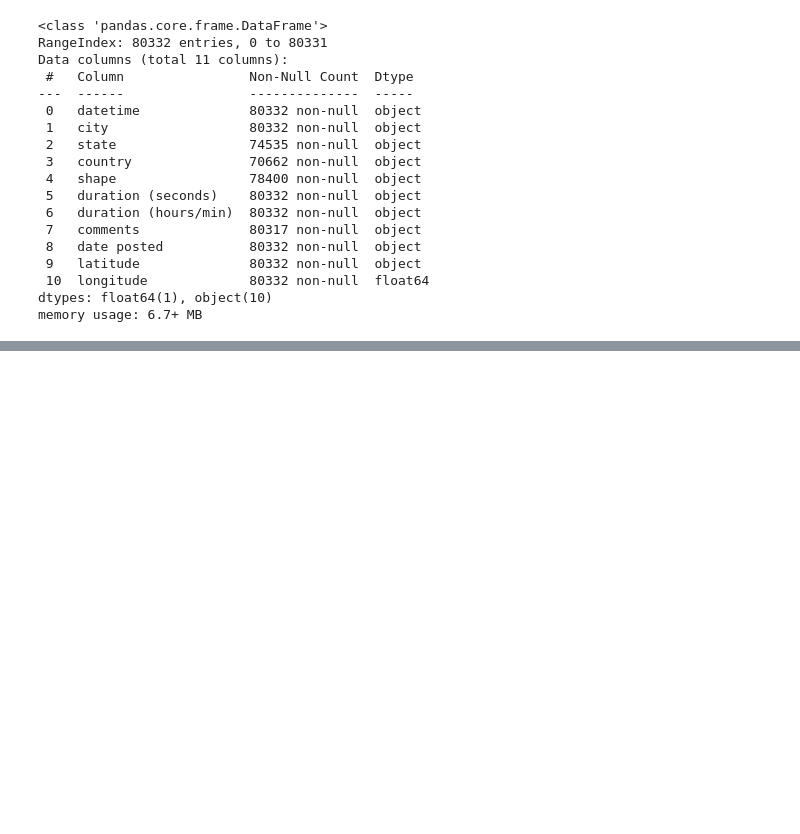
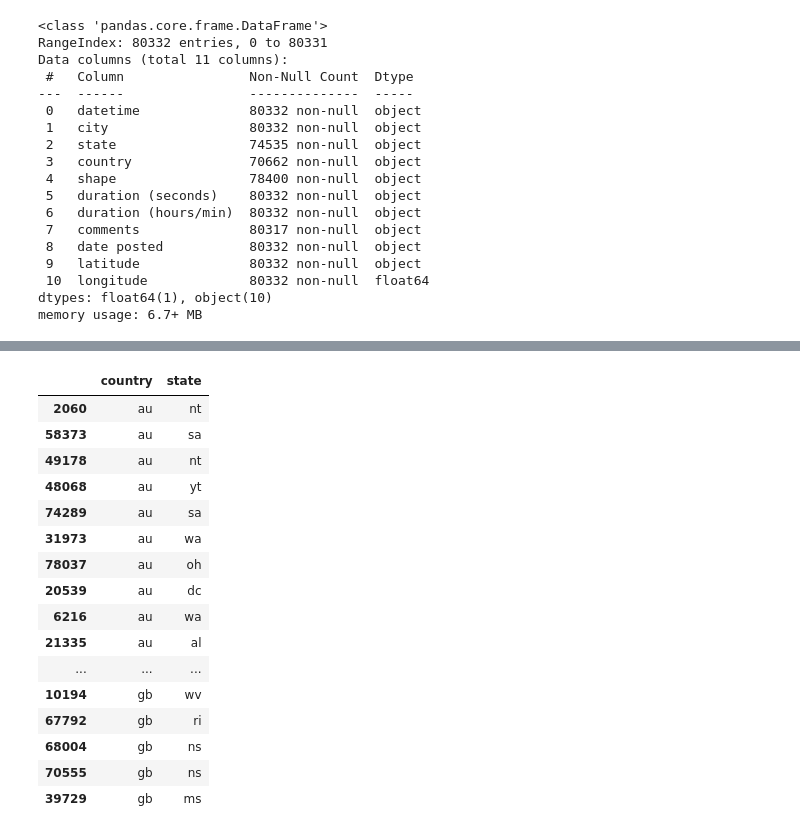
Before and after one commit to shivaallala/Multi-Classification-Prediction-UFO-Shape-Classifier, a Jupyter notebook: main.ipynb, the cells around one changed output, grey strips where cells are left out. Saved outputs shown, nothing was run; the diff lists cells and outputs as text; code cells hidden in the pictures; blank space fills up the shorter version.

```diff
--- a/main.ipynb
+++ b/main.ipynb
@@ -82,0 +235,21 @@ memory usage: 6.7+ MB
+# %%
+#Understanding states within non US or Canada countries
+ufo_clean[ufo_clean['country'].isin(['gb','de','au']) & ufo_clean['state'].notna()][['country','state']].sort_values(by = 'country')
+# %% [output]
+|  | country | state |
+| 2060 | au | nt |
+| 58373 | au | sa |
+| 49178 | au | nt |
+| 48068 | au | yt |
+| 74289 | au | sa |
+| 31973 | au | wa |
+| 78037 | au | oh |
+| 20539 | au | dc |
+| 6216 | au | wa |
+| 21335 | au | al |
+| ... | ... | ... |
+| 10194 | gb | wv |
+| 67792 | gb | ri |
+| 68004 | gb | ns |
+| 70555 | gb | ns |
+| 39729 | gb | ms |
```
Also changed, not shown: parts of 14 cells of this notebook, 1 other file.
